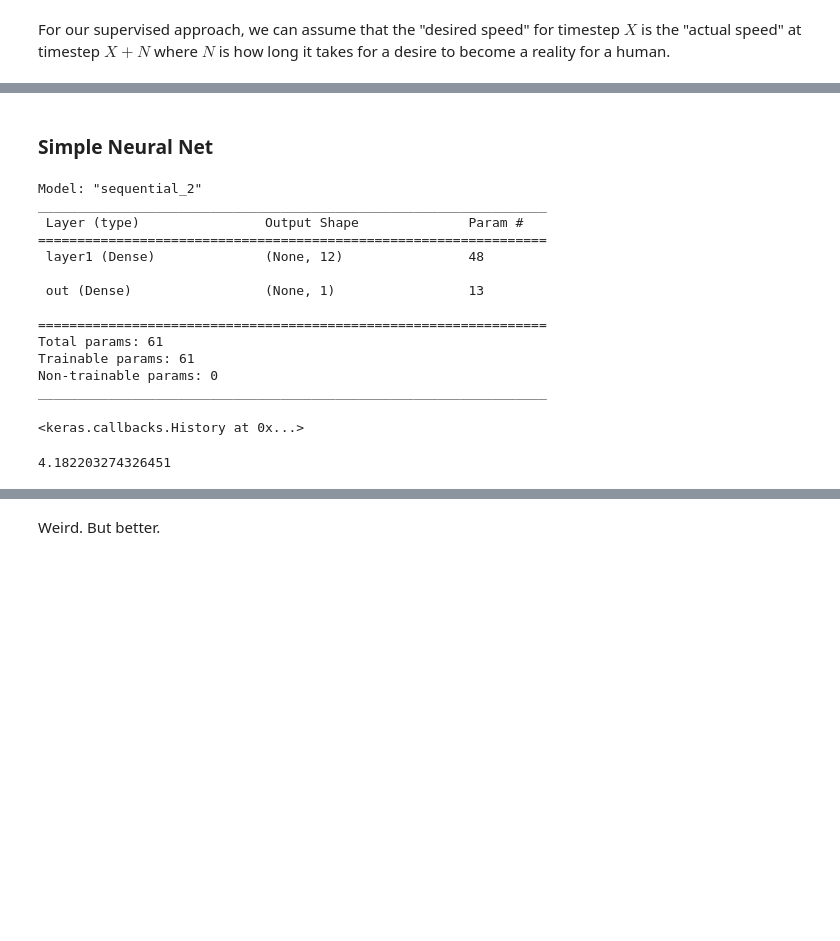
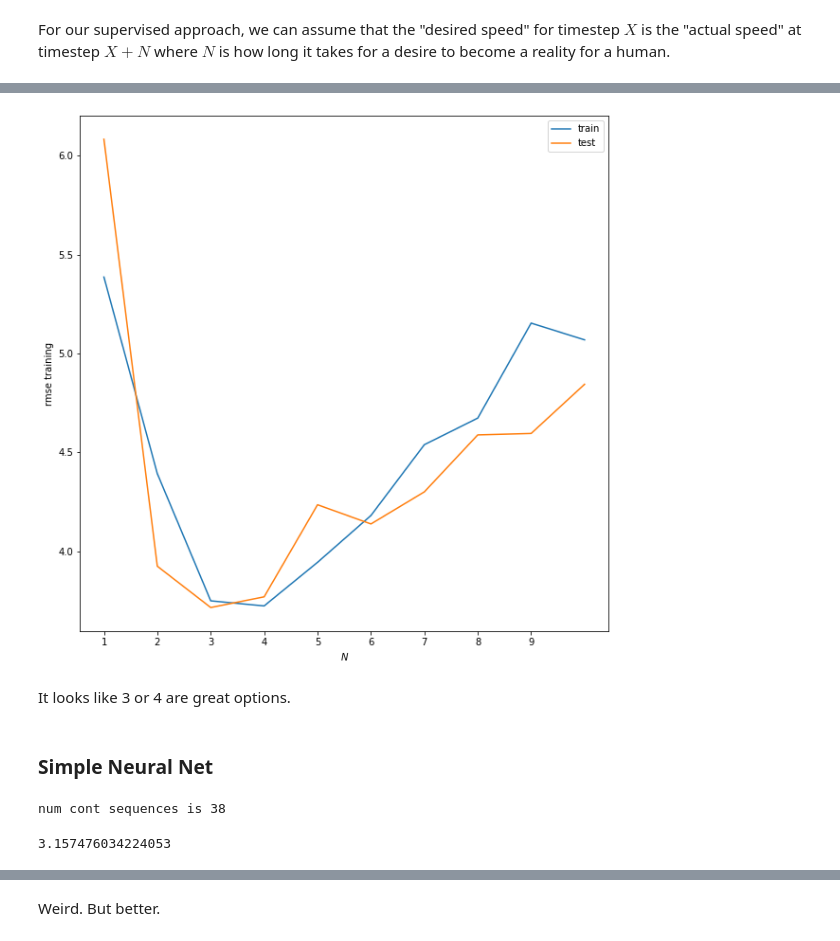
Before and after one commit to drg101/MLESC, a Jupyter notebook: analyze/Basic_Analyze.ipynb, the cells around one changed output, grey strips where cells are left out. Cells and saved outputs as stored; diff of their text form; code cells hidden in the pictures; blank space fills up the shorter version.

Commit message:
new model and stuff

```diff
--- a/analyze/Basic_Analyze.ipynb
+++ b/analyze/Basic_Analyze.ipynb
@@ -689,7 +681,7 @@ X = data_df.to_numpy()
 
 results = []
 
-for N in range(1,20):
+def get_data_n(N):
     timestamps = X[:,0]
     ts_diffs = timestamps[1:] - timestamps[:-1]
 
@@ -709,10 +701,10 @@ for N in range(1,20):
                 sequences.append(current_sequence)
             current_sequence = [i]
 
-    print(len(sequences))
+    print(f'num cont sequences is {len(sequences)}')
 
     # for sequence in sequences:
-    from sklearn.utils import shuffle
+    from sklearn.model_selection import train_test_split
 
     all_Xs = []
     all_Ys = []
@@ -731,15 +723,21 @@ for N in range(1,20):
 
     all_Xs = np.array(all_Xs)
     all_Ys = np.array(all_Ys).reshape(-1,1)
+    return all_Xs, all_Ys
 
-    all_Xs, all_Ys = shuffle(all_Xs,all_Ys)
+def test_n(N, verbose=0):
+    all_Xs,all_Ys = get_data_n(N)
+
+    train_Xs, test_Xs, train_Ys, test_Ys  = train_test_split(all_Xs, all_Ys, test_size=0.25, random_state=42)
 
     # -------------
 
     model = keras.Sequential(
         [
             keras.Input(shape=(3,)),
-            layers.Dense(12, activation="sigmoid", name="layer1"),
+            layers.Dense(6, activation="sigmoid", name="layer1"),
+            layers.Dense(6, activation="sigmoid", name="layer2"),
+            layers.Dense(6, activation="sigmoid", name="layer3"),
             layers.Dense(1, name='out', activation='sigmoid')
         ]
     )
@@ -747,11 +745,14 @@ for N in range(1,20):
     opt = keras.optimizers.Adam(learning_rate=0.01)
     model.compile(loss='mean_squared_error', optimizer=opt)
 
-    model.fit(all_Xs, all_Ys/100, epochs=100, batch_size=32, verbose=0)
-    predicted_voltage = model.predict(all_Xs) * 100
-    rmse = np.sqrt(np.mean((predicted_voltage-all_Ys)**2))
+    model.fit(train_Xs, train_Ys/100, epochs=5000, batch_size=32, verbose=verbose)
 
-    results.append([N,rmse])
-    print(f"{N} got {rmse}")
+    train_predicted_voltage = model.predict(train_Xs) * 100
+    train_rmse = np.sqrt(np.mean((train_predicted_voltage-train_Ys)**2))
 
-results
+    test_predicted_voltage = model.predict(test_Xs) * 100
+    test_rmse = np.sqrt(np.mean((test_predicted_voltage-test_Ys)**2))
+
+    results.append([N,train_rmse,test_rmse])
+    print(f"{N} got {train_rmse} - {test_rmse}")
+    return model
@@ -759,0 +802,3 @@ results
+# %%
+results = np.array(results)
+pd.DataFrame(results, columns=['N', 'train rmse', 'test rmse'])
@@ -760,37 +817,23 @@ results
+# %%
+fig, ax = plt.subplots(figsize=(10,10))
+plt.plot(results[:,0],results[:,1], label="train")
+plt.plot(results[:,0],results[:,2], label="test")
+ax.set_xticks(np.arange(1,10))
+plt.legend(loc="upper right")
+plt.xlabel('$N$')
+plt.ylabel("rmse training")
+plt.show()
+# %% [output]
+[figure, added]
+# %% [markdown]
+It looks like 3 or 4 are great options.
 # %% [markdown]
 ### Simple Neural Net
-# %%
-model = keras.Sequential(
-    [
-        keras.Input(shape=(3,)),
-        layers.Dense(12, activation="sigmoid", name="layer1"),
-        layers.Dense(1, name='out', activation='sigmoid')
-    ]
-)
-model.summary()
-opt = keras.optimizers.Adam(learning_rate=0.01)
-model.compile(loss='mean_squared_error', optimizer=opt)
-# %% [output]
-Model: "sequential_2"
-_________________________________________________________________
- Layer (type)                Output Shape              Param #
-=================================================================
- layer1 (Dense)              (None, 12)                48
-
- out (Dense)                 (None, 1)                 13
-
-=================================================================
-Total params: 61
-Trainable params: 61
-Non-trainable params: 0
-_________________________________________________________________
-# %%
-model.fit(all_Xs, all_Ys/100, epochs=100, batch_size=32, verbose=0)
-# %% [output]
-<keras.callbacks.History at 0x...>
 # %%
+all_Xs,all_Ys = get_data_n(3)
 predicted_voltage = model.predict(all_Xs) * 100
 np.sqrt(np.mean((predicted_voltage-all_Ys)**2))
 # %% [output]
-4.182203274326451
+num cont sequences is 38
+3.157476034224053
 # %%
```
Also changed, not shown: parts of 12 cells of this notebook, 1 other file.
